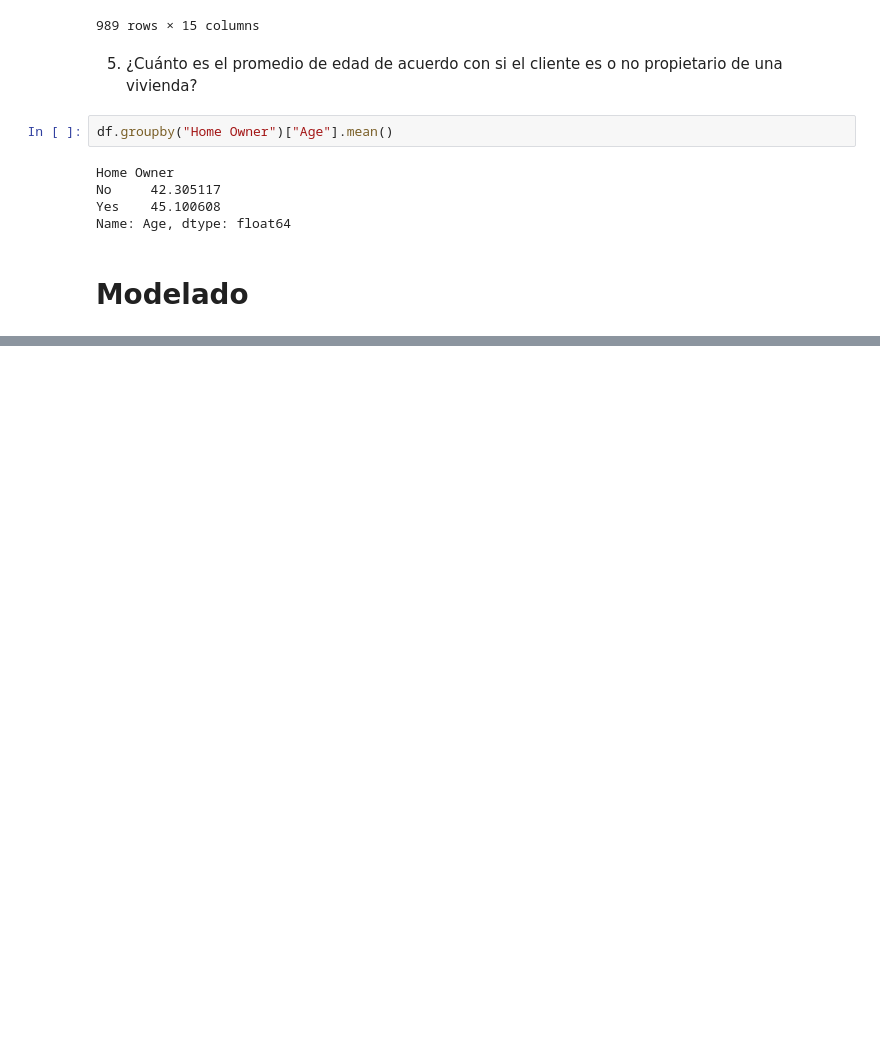
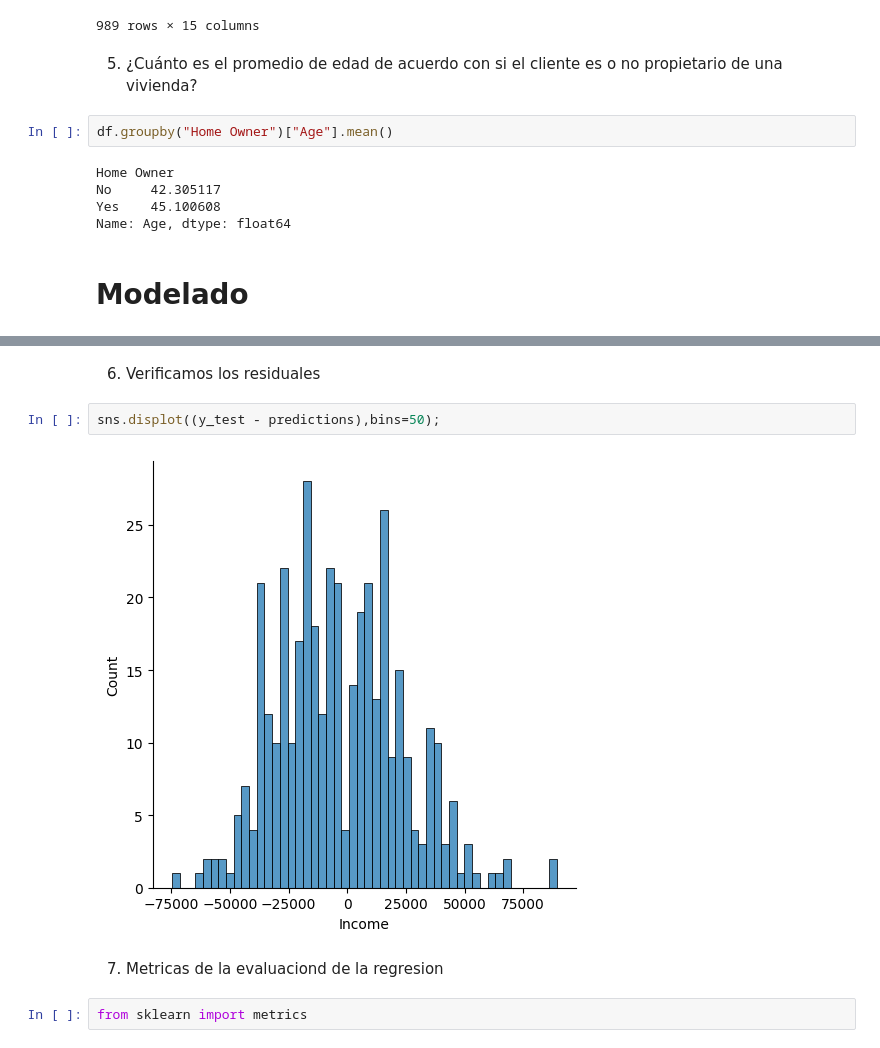
Before and after one commit to JohnSovero/Data-Science-Random-Forest, a Jupyter notebook: code/Carga.ipynb, the cells around one changed output, grey strips where cells are left out. Cells and saved outputs as stored; diff of their text form; blank space fills up the shorter version.

```diff
--- a/code/Carga.ipynb
+++ b/code/Carga.ipynb
@@ -605,0 +690,10 @@ Name: Age, dtype: float64
+# %% [markdown]
+6. Verificamos los residuales
+# %%
+sns.displot((y_test - predictions),bins=50);
+# %% [output]
+[figure, added]
+# %% [markdown]
+7. Metricas de la evaluaciond de la regresion
+# %%
+from sklearn import metrics
```
Also changed, not shown: parts of 23 cells of this notebook.
